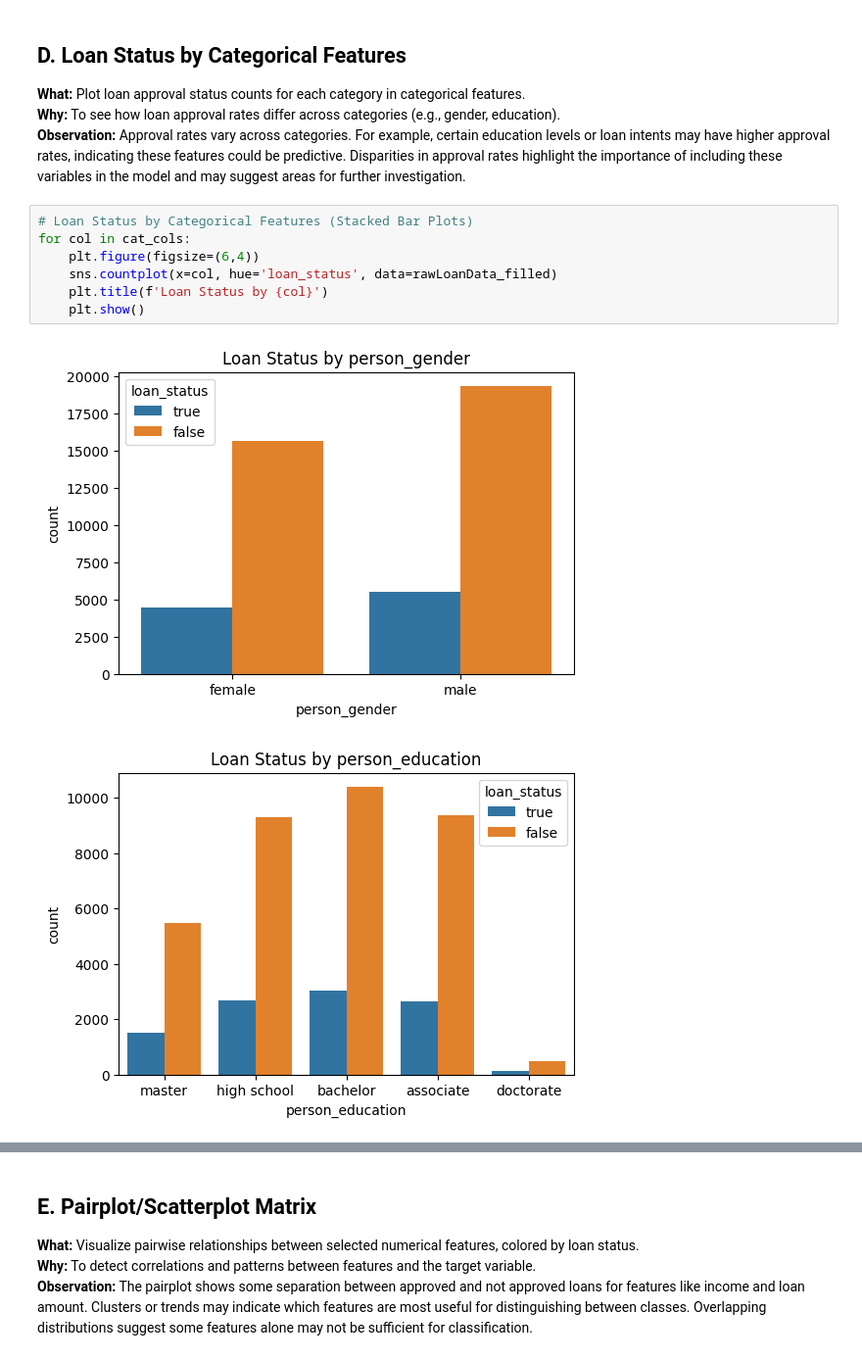
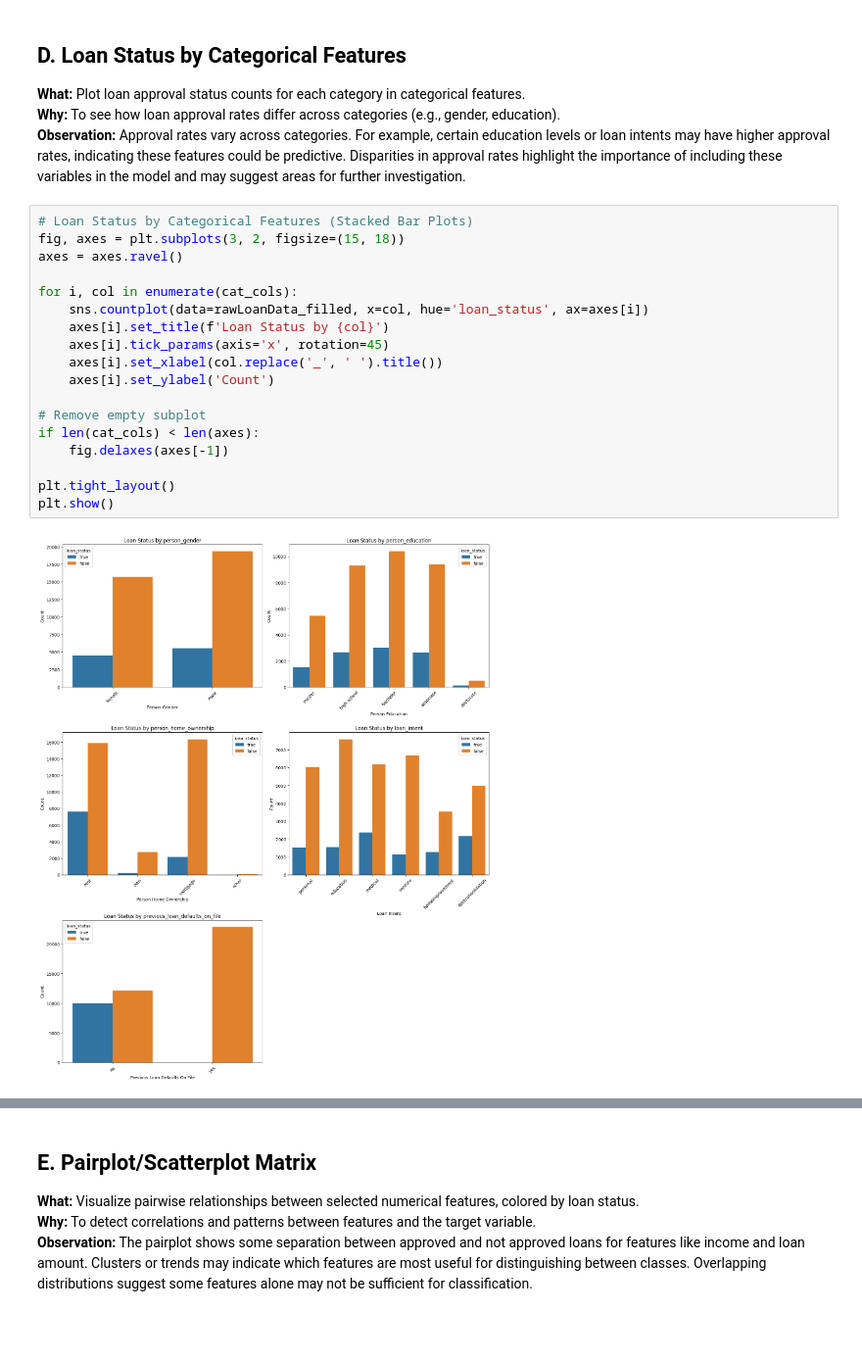
Before and after one commit to Hsotuhsa-S/Loan-Prediction-E2E-ML-Workflow, a Jupyter notebook: 00_LoanData_Cleanup_EDA.ipynb, the cells around one changed output, grey strips where cells are left out. Shown at 98% size. Saved outputs shown, nothing was run; the diff lists cells and outputs as text; blank space fills up the shorter version.

```diff
--- a/00_LoanData_Cleanup_EDA.ipynb
+++ b/00_LoanData_Cleanup_EDA.ipynb
@@ -289,11 +300,21 @@ for col in cat_cols:
 **Observation:** Approval rates vary across categories. For example, certain education levels or loan intents may have higher approval rates, indicating these features could be predictive. Disparities in approval rates highlight the importance of including these variables in the model and may suggest areas for further investigation.
 # %%
 # Loan Status by Categorical Features (Stacked Bar Plots)
-for col in cat_cols:
-    plt.figure(figsize=(6,4))
-    sns.countplot(x=col, hue='loan_status', data=rawLoanData_filled)
-    plt.title(f'Loan Status by {col}')
-    plt.show()
+fig, axes = plt.subplots(3, 2, figsize=(15, 18))
+axes = axes.ravel()
+
+for i, col in enumerate(cat_cols):
+    sns.countplot(data=rawLoanData_filled, x=col, hue='loan_status', ax=axes[i])
+    axes[i].set_title(f'Loan Status by {col}')
+    axes[i].tick_params(axis='x', rotation=45)
+    axes[i].set_xlabel(col.replace('_', ' ').title())
+    axes[i].set_ylabel('Count')
+
+# Remove empty subplot
+if len(cat_cols) < len(axes):
+    fig.delaxes(axes[-1])
+
+plt.tight_layout()
+plt.show()
 # %% [output]
-[figure, old version]
+[figure, new version]
-[figure, removed]
```
Also changed, not shown: parts of 2 cells of this notebook.
